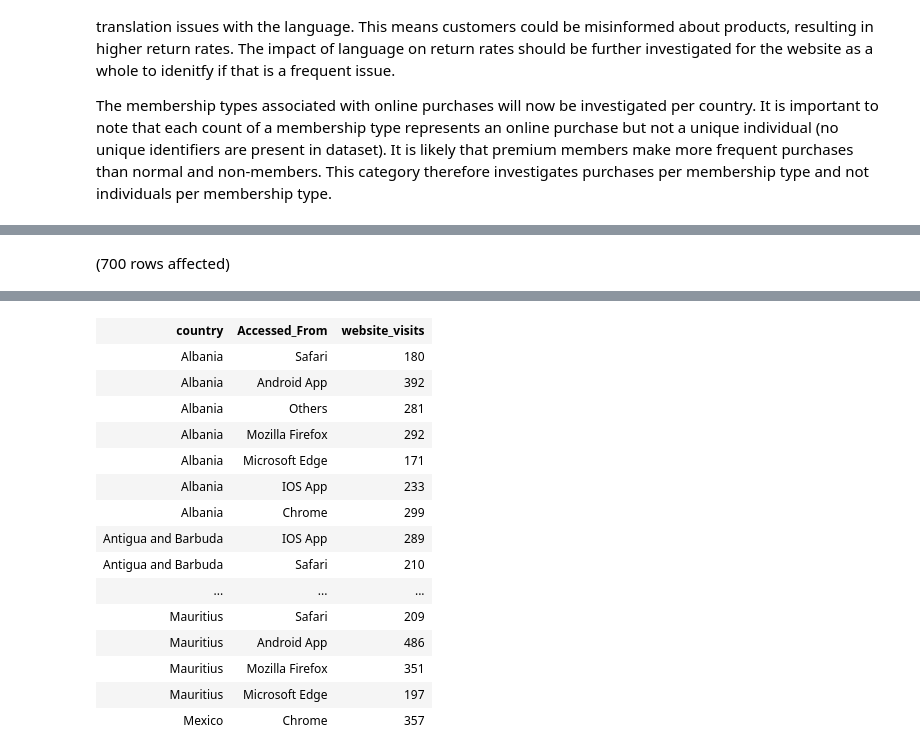
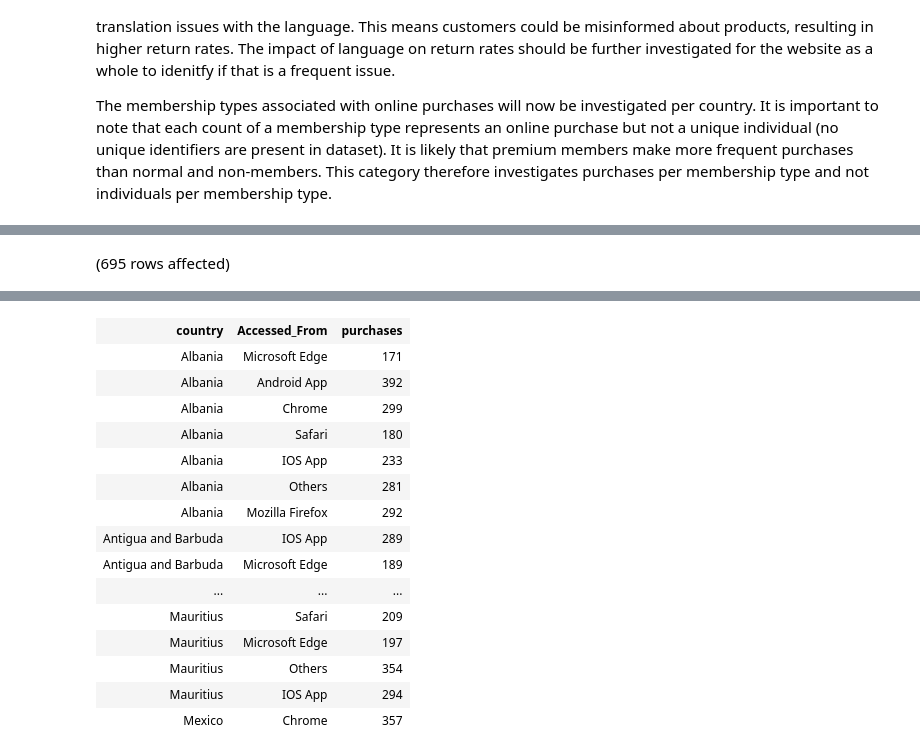
Before and after one commit to grahamgreene88/E-commerce-logs, a Jupyter notebook: ecommerce_logs_notebook.ipynb, the cells around one changed output, grey strips where cells are left out. Saved outputs shown, nothing was run; the diff lists cells and outputs as text; code cells hidden in the pictures.

```diff
--- a/ecommerce_logs_notebook.ipynb
+++ b/ecommerce_logs_notebook.ipynb
@@ -208,8 +268,9 @@ Total execution time: 00:00:00.094
 | Uzbekistan | Normal | 560 | 0.353535353535 |
 # %%
-SELECT country, Accessed_From, COUNT(1) AS website_visits
+-- purchases per browser per country
+SELECT country, Accessed_From, COUNT(1) AS purchases
 FROM logs
 GROUP BY country, Accessed_From
 ORDER BY country;
 # %% [output]
-(700 rows affected)
+(695 rows affected)
@@ -217,16 +278,16 @@ Total execution time: 00:00:00.183
-| country | Accessed_From | website_visits |
+| country | Accessed_From | purchases |
+| Albania | Microsoft Edge | 171 |
+| Albania | Android App | 392 |
+| Albania | Chrome | 299 |
 | Albania | Safari | 180 |
-| Albania | Android App | 392 |
+| Albania | IOS App | 233 |
 | Albania | Others | 281 |
 | Albania | Mozilla Firefox | 292 |
-| Albania | Microsoft Edge | 171 |
-| Albania | IOS App | 233 |
-| Albania | Chrome | 299 |
 | Antigua and Barbuda | IOS App | 289 |
-| Antigua and Barbuda | Safari | 210 |
+| Antigua and Barbuda | Microsoft Edge | 189 |
 | ... | ... | ... |
 | Mauritius | Safari | 209 |
-| Mauritius | Android App | 486 |
-| Mauritius | Mozilla Firefox | 351 |
 | Mauritius | Microsoft Edge | 197 |
+| Mauritius | Others | 354 |
+| Mauritius | IOS App | 294 |
 | Mexico | Chrome | 357 |
```
Also changed, not shown: parts of 13 cells of this notebook, 7 other files.
